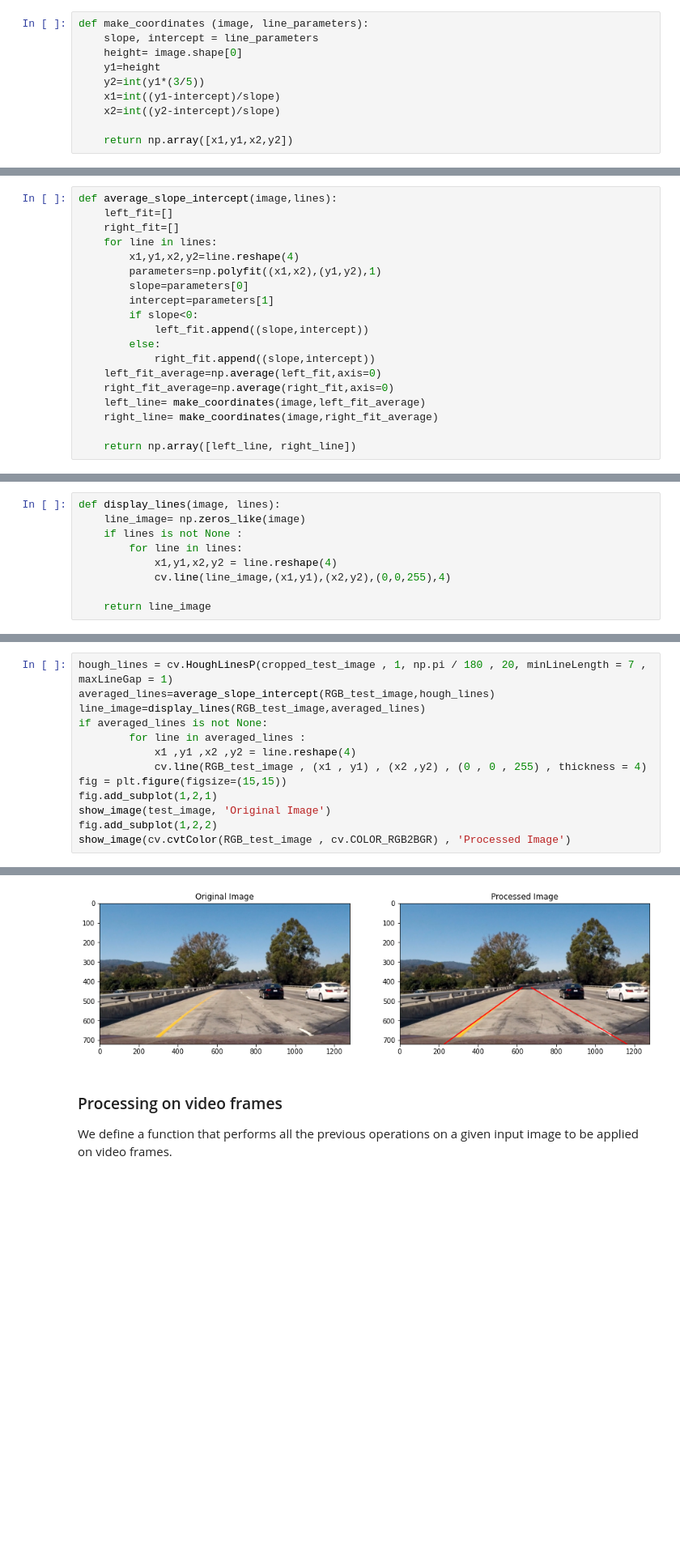
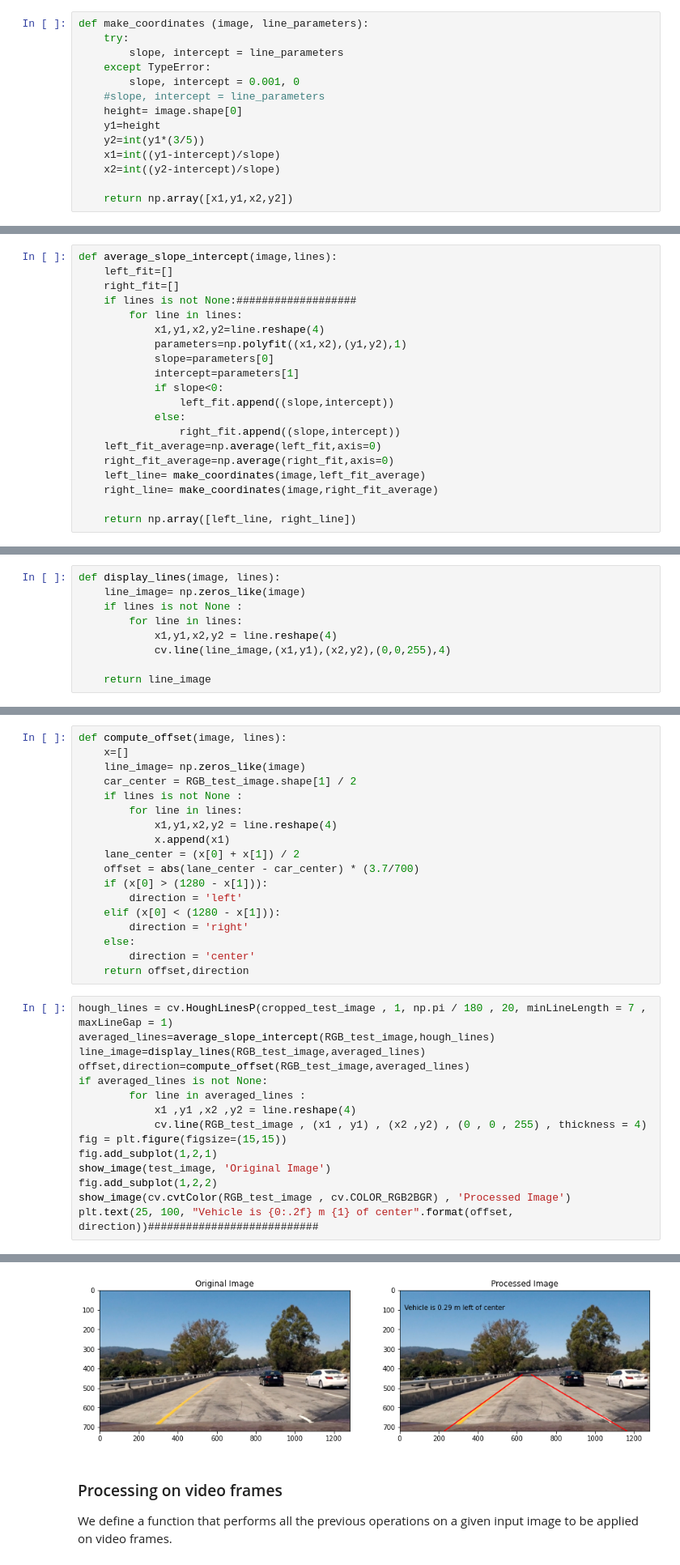
Before and after one commit to mahmodKhaled/Simple-Perception-Stack-for-Self-Driving-Cars, a Jupyter notebook: test_image_detection.ipynb, the cells around one changed output, grey strips where cells are left out. Shown at 81% size. Cells and saved outputs as stored; diff of their text form; blank space fills up the shorter version.

Commit message:
Add offset function and code to run the video

```diff
--- a/test_image_detection.ipynb
+++ b/test_image_detection.ipynb
@@ -109,7 +109,11 @@ In this section we use Hough transform to find lane lines then averaging the lin
 **_Make Coordinates Helper Function_**
 # %%
 def make_coordinates (image, line_parameters):
-    slope, intercept = line_parameters
+    try:
+        slope, intercept = line_parameters
+    except TypeError:
+        slope, intercept = 0.001, 0
+    #slope, intercept = line_parameters
     height= image.shape[0]
     y1=height
     y2=int(y1*(3/5))
@@ -123,15 +127,16 @@ def make_coordinates (image, line_parameters):
 def average_slope_intercept(image,lines):
     left_fit=[]
     right_fit=[]
-    for line in lines:
-        x1,y1,x2,y2=line.reshape(4)
-        parameters=np.polyfit((x1,x2),(y1,y2),1)
-        slope=parameters[0]
-        intercept=parameters[1]
-        if slope<0:
-            left_fit.append((slope,intercept))
-        else:
-            right_fit.append((slope,intercept))
+    if lines is not None:###################
+        for line in lines:
+            x1,y1,x2,y2=line.reshape(4)
+            parameters=np.polyfit((x1,x2),(y1,y2),1)
+            slope=parameters[0]
+            intercept=parameters[1]
+            if slope<0:
+                left_fit.append((slope,intercept))
+            else:
+                right_fit.append((slope,intercept))
     left_fit_average=np.average(left_fit,axis=0)
     right_fit_average=np.average(right_fit,axis=0)
     left_line= make_coordinates(image,left_fit_average)
@@ -152,7 +160,26 @@ def display_lines(image, lines):
+# %%
+def compute_offset(image, lines):
+    x=[]
+    line_image= np.zeros_like(image)
+    car_center = RGB_test_image.shape[1] / 2
+    if lines is not None :
+        for line in lines:
+            x1,y1,x2,y2 = line.reshape(4)
+            x.append(x1)
+    lane_center = (x[0] + x[1]) / 2
+    offset = abs(lane_center - car_center) * (3.7/700)
+    if (x[0] > (1280 - x[1])):
+        direction = 'left'
+    elif (x[0] < (1280 - x[1])):
+        direction = 'right'
+    else:
+        direction = 'center'
+    return offset,direction
 # %%
 hough_lines = cv.HoughLinesP(cropped_test_image , 1, np.pi / 180 , 20, minLineLength = 7 , maxLineGap = 1)
 averaged_lines=average_slope_intercept(RGB_test_image,hough_lines)
 line_image=display_lines(RGB_test_image,averaged_lines)
+offset,direction=compute_offset(RGB_test_image,averaged_lines)
 if averaged_lines is not None:
         for line in averaged_lines :
             x1 ,y1 ,x2 ,y2 = line.reshape(4)
@@ -162,4 +189,5 @@ fig.add_subplot(1,2,1)
 show_image(test_image, 'Original Image')
 fig.add_subplot(1,2,2)
 show_image(cv.cvtColor(RGB_test_image , cv.COLOR_RGB2BGR) , 'Processed Image')
+plt.text(25, 100, "Vehicle is {0:.2f} m {1} of center".format(offset, direction))###########################
 # %% [output]
@@ -166,4 +195,4 @@ show_image(cv.cvtColor(RGB_test_image , cv.COLOR_RGB2BGR) , 'Processed Image')
-[figure, old version]
+[figure, new version]
 # %% [markdown]
 ### Processing on video frames
 We define a function that performs all the previous operations on a given input image to be applied on video frames.
```
Also changed, not shown: parts of 11 cells of this notebook.
